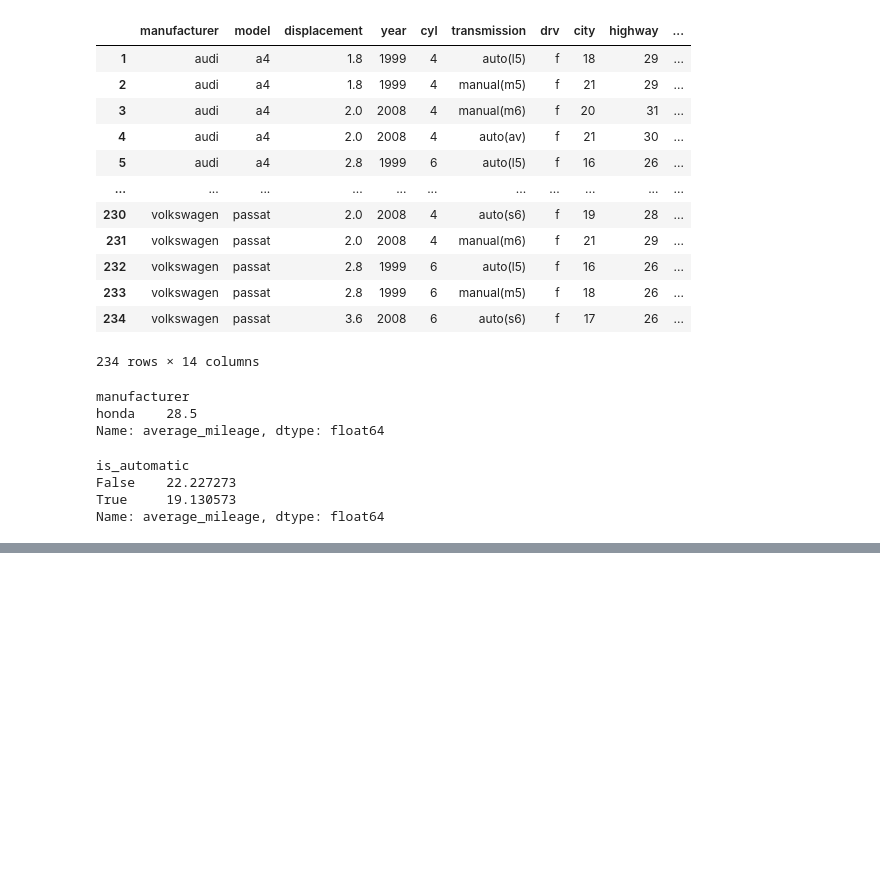
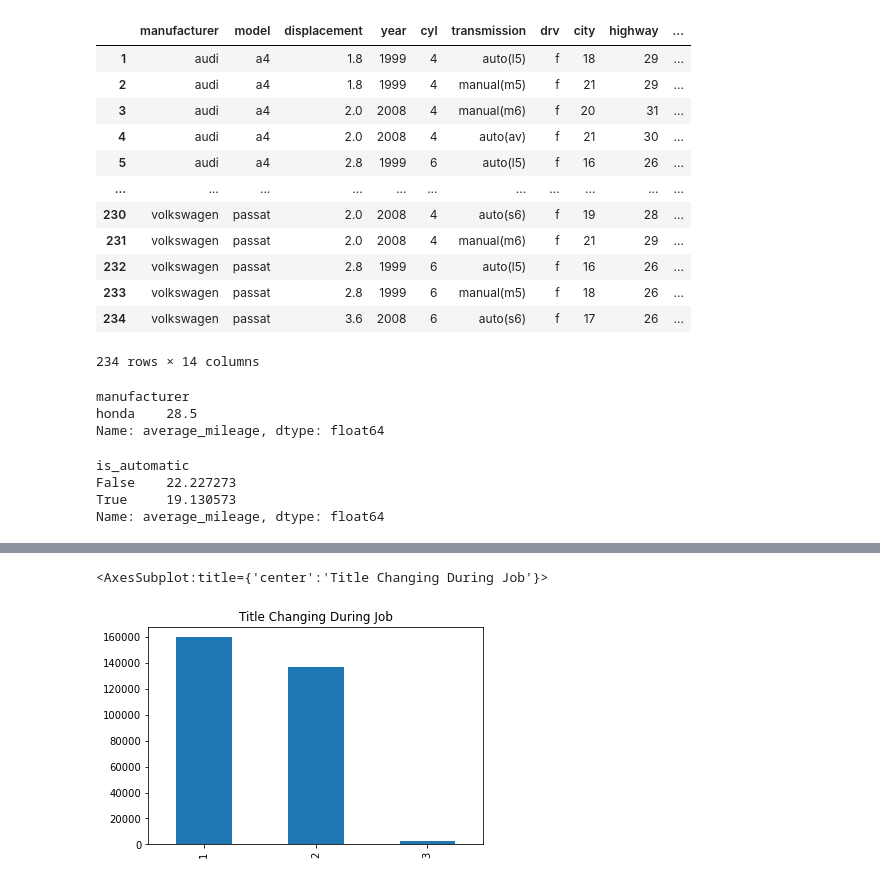
Before and after one commit to annah-vu/numpy-pandas-visualization-exercises, a Jupyter notebook: advanced_dataframes.ipynb, the cells around one changed output, grey strips where cells are left out. Drawn from its saved outputs; the diff is of its cells as text; code cells hidden in the pictures; blank space fills up the shorter version.

```diff
--- a/advanced_dataframes.ipynb
+++ b/advanced_dataframes.ipynb
@@ -394,0 +459,11 @@ Name: average_mileage, dtype: float64
+# %%
+#6.) Join the employees and titles DataFrames together.
+employees_df.merge(titles_df,how='outer')
+employees_titles_df = employees_df.merge(titles_df,how='outer')
+# %%
+#7.) Visualize how frequently employees change titles.
+employees_titles_df.groupby('emp_no').title.count().value_counts().plot.bar(
+    title = 'Title Changing During Job')
+# %% [output]
+<AxesSubplot:title={'center':'Title Changing During Job'}>
+[figure, added]
```
Also changed, not shown: parts of 11 cells of this notebook.
